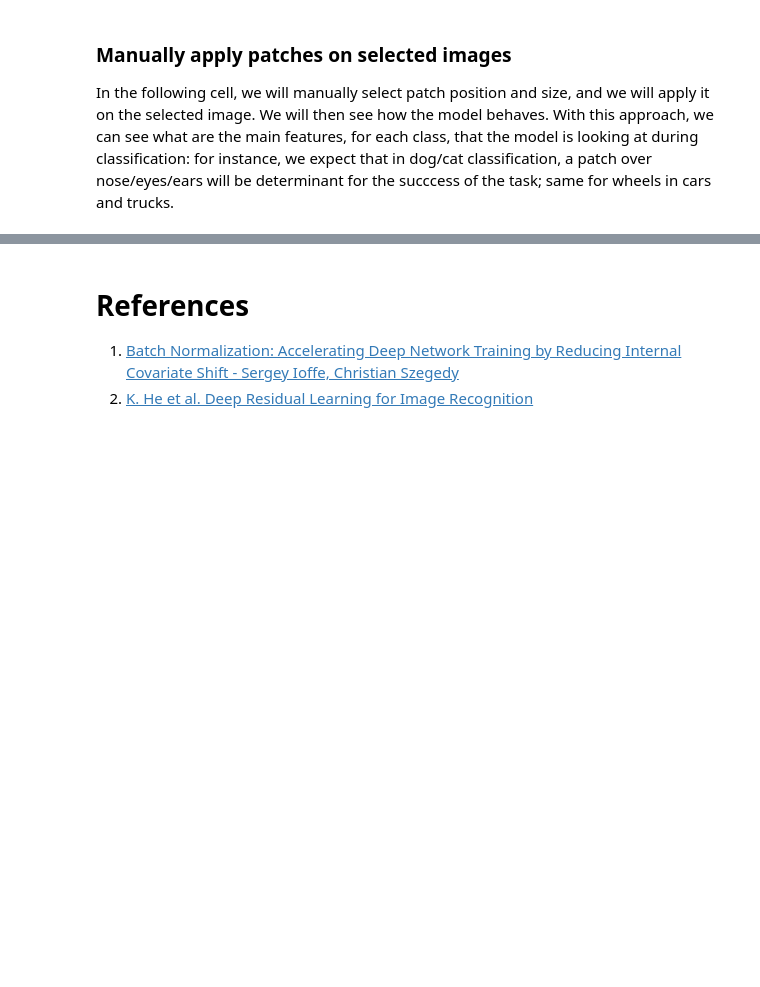
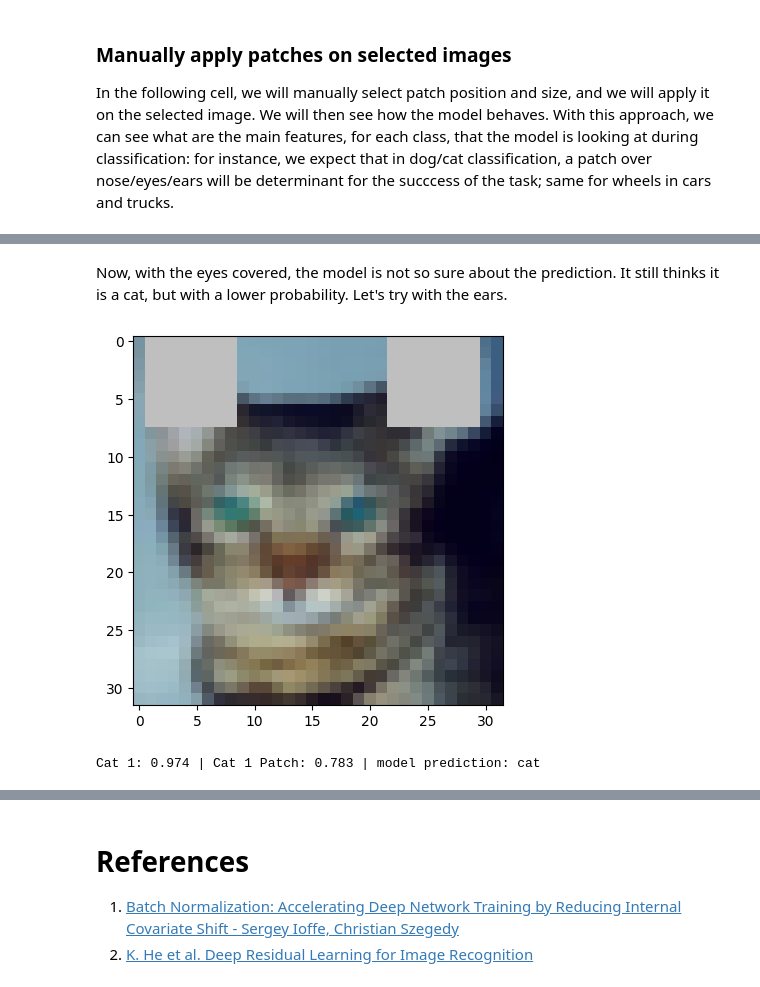
Before and after one commit to vornao/ispr-assignments, a Jupyter notebook: assignment-three/ispr-assignment-3-2.ipynb, the cells around one changed output, grey strips where cells are left out. Cells and saved outputs as stored; diff of their text form; code cells hidden in the pictures; blank space fills up the shorter version.

```diff
--- a/assignment-three/ispr-assignment-3-2.ipynb
+++ b/assignment-three/ispr-assignment-3-2.ipynb
@@ -898,0 +953,17 @@ imshow(torchvision.utils.make_grid(images['cat']+images['dog']))
+# %% [markdown]
+Now, with the eyes covered, the model is not so sure about the prediction. It still thinks it is a cat, but with a lower probability. Let's try with the ears.
+# %%
+# apply patch on center of cat1
+cat1_patch = apply_grey_patch(cats[0], 0, 1, 8)
+cat1_patch = apply_grey_patch(cat1_patch, 0, 22, 8)
+
+imshow(torchvision.utils.make_grid(torch.tensor([cat1_patch])))
+# get model output
+prediction = model(torch.tensor(cat1_patch).unsqueeze(0))
+# get prediction label
+prediction_label = label_dict[np.argmax(prediction.detach().numpy())]
+cat1_patch = float(torch.exp(torch.max(model(torch.tensor(cat1_patch).unsqueeze(0)))).detach().numpy())
+print(f"Cat 1: {cat1:.3f} | Cat 1 Patch: {cat1_patch:.3f} | model prediction: {prediction_label}")
+# %% [output]
+[figure, added]
+Cat 1: 0.974 | Cat 1 Patch: 0.783 | model prediction: cat
```
Also changed, not shown: parts of 15 cells of this notebook.
